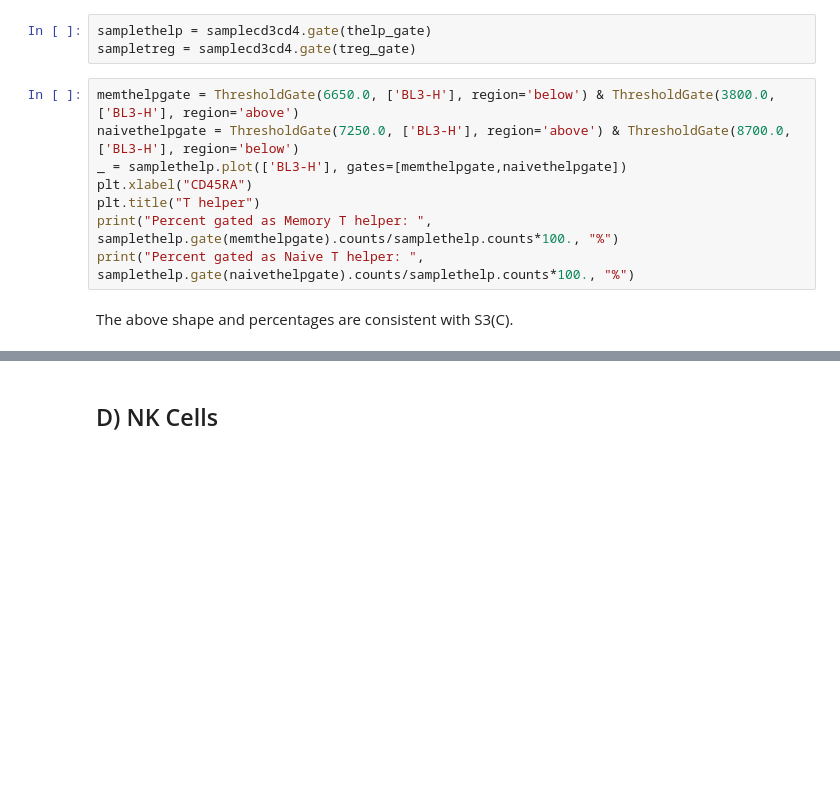
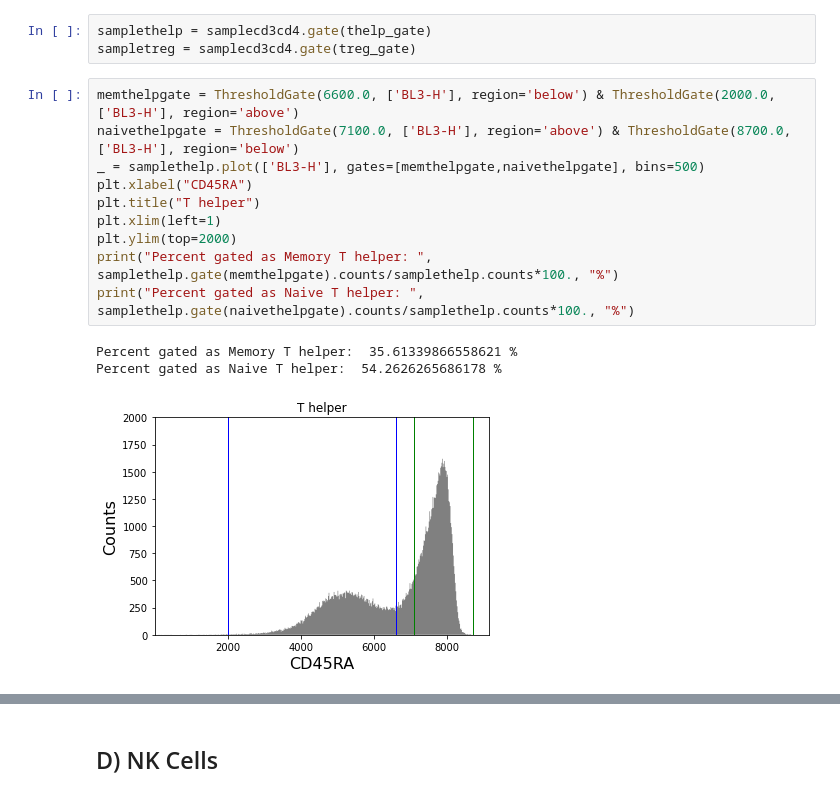
Before and after one commit to meyer-lab/type-I-ckine-model, a Jupyter notebook: liveCellGating_0423_plate2.ipynb, the cells around one changed output, grey strips where cells are left out. Cells and saved outputs as stored; diff of their text form; blank space fills up the shorter version.

```diff
--- a/liveCellGating_0423_plate2.ipynb
+++ b/liveCellGating_0423_plate2.ipynb
@@ -56,13 +56,17 @@ The above shape similar to S3(C), but the percentage of Tregs is lower than 6%.
 samplethelp = samplecd3cd4.gate(thelp_gate)
 sampletreg = samplecd3cd4.gate(treg_gate)
 # %%
-memthelpgate = ThresholdGate(6650.0, ['BL3-H'], region='below') & ThresholdGate(3800.0, ['BL3-H'], region='above')
-naivethelpgate = ThresholdGate(7250.0, ['BL3-H'], region='above') & ThresholdGate(8700.0, ['BL3-H'], region='below')
-_ = samplethelp.plot(['BL3-H'], gates=[memthelpgate,naivethelpgate])
+memthelpgate = ThresholdGate(6600.0, ['BL3-H'], region='below') & ThresholdGate(2000.0, ['BL3-H'], region='above')
+naivethelpgate = ThresholdGate(7100.0, ['BL3-H'], region='above') & ThresholdGate(8700.0, ['BL3-H'], region='below')
+_ = samplethelp.plot(['BL3-H'], gates=[memthelpgate,naivethelpgate], bins=500)
 plt.xlabel("CD45RA")
 plt.title("T helper")
+plt.xlim(left=1)
+plt.ylim(top=2000)
 print("Percent gated as Memory T helper: ", samplethelp.gate(memthelpgate).counts/samplethelp.counts*100., "%")
 print("Percent gated as Naive T helper: ", samplethelp.gate(naivethelpgate).counts/samplethelp.counts*100., "%")
+# %% [output]
+Percent gated as Memory T helper:  35.61339866558621 %
+Percent gated as Naive T helper:  54.2626265686178 %
+[figure, added]
-# %% [markdown]
-The above shape and percentages are consistent with S3(C).
 # %%
```
Also changed, not shown: parts of 18 cells of this notebook, 3 other files.
